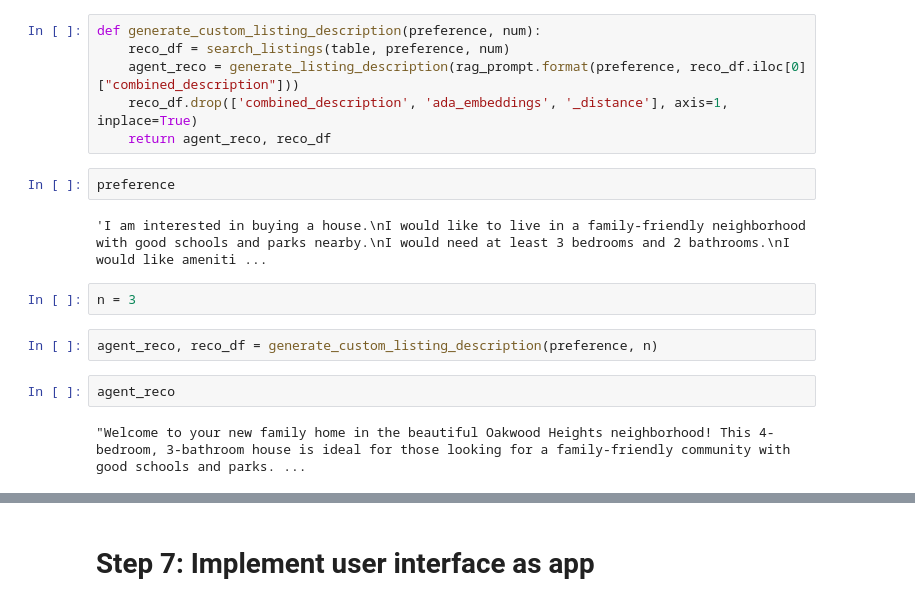
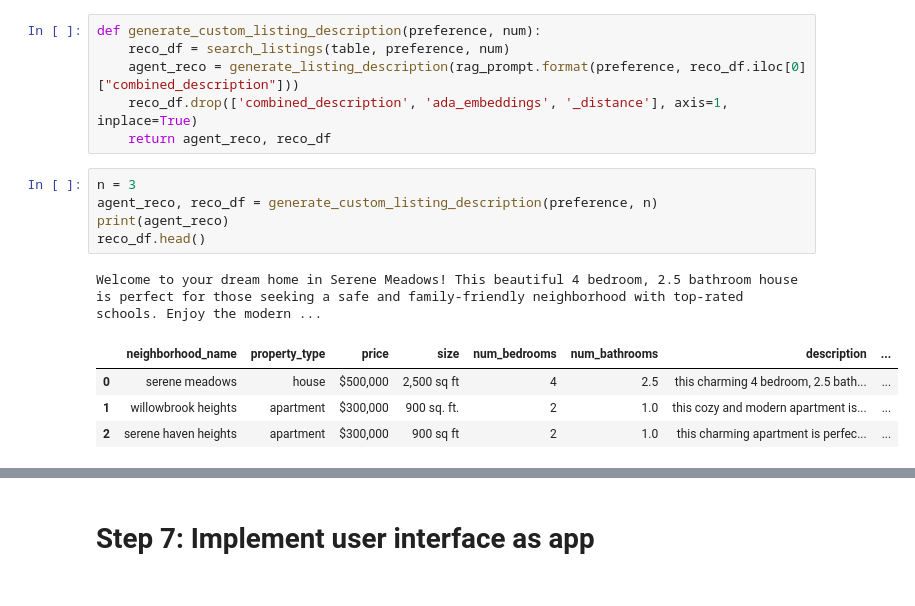
Before and after one commit to wcy41gtc/llm-personalized-real-estate-agent, a Jupyter notebook: AI-real-estate-agent.ipynb, the cells around one changed output, grey strips where cells are left out. Cells and saved outputs as stored; diff of their text form.

```diff
--- a/AI-real-estate-agent.ipynb
+++ b/AI-real-estate-agent.ipynb
@@ -331,15 +298,14 @@ def generate_custom_listing_description(preference, num):
     agent_reco = generate_listing_description(rag_prompt.format(preference, reco_df.iloc[0]["combined_description"]))
     reco_df.drop(['combined_description', 'ada_embeddings', '_distance'], axis=1, inplace=True)
     return agent_reco, reco_df
-# %%
-preference
-# %% [output]
-'I am interested in buying a house.\nI would like to live in a family-friendly neighborhood with good schools and parks nearby.\nI would need at least 3 bedrooms and 2 bathrooms.\nI would like ameniti ...
-# %%
-n = 3
 # %%
+n = 3
 agent_reco, reco_df = generate_custom_listing_description(preference, n)
+print(agent_reco)
+reco_df.head()
+# %% [output]
+Welcome to your dream home in Serene Meadows! This beautiful 4 bedroom, 2.5 bathroom house is perfect for those seeking a safe and family-friendly neighborhood with top-rated schools. Enjoy the modern ...
+|  | neighborhood_name | property_type | price | size | num_bedrooms | num_bathrooms | description | ... |
+| 0 | serene meadows | house | $500,000 | 2,500 sq ft | 4 | 2.5 | this charming 4 bedroom, 2.5 bath... | ... |
+| 1 | willowbrook heights | apartment | $300,000 | 900 sq. ft. | 2 | 1.0 | this cozy and modern apartment is... | ... |
+| 2 | serene haven heights | apartment | $300,000 | 900 sq ft | 2 | 1.0 | this charming apartment is perfec... | ... |
-# %%
-agent_reco
-# %% [output]
-"Welcome to your new family home in the beautiful Oakwood Heights neighborhood! This 4-bedroom, 3-bathroom house is ideal for those looking for a family-friendly community with good schools and parks. ...
```
Also changed, not shown: parts of 24 cells of this notebook, 13 other files.
